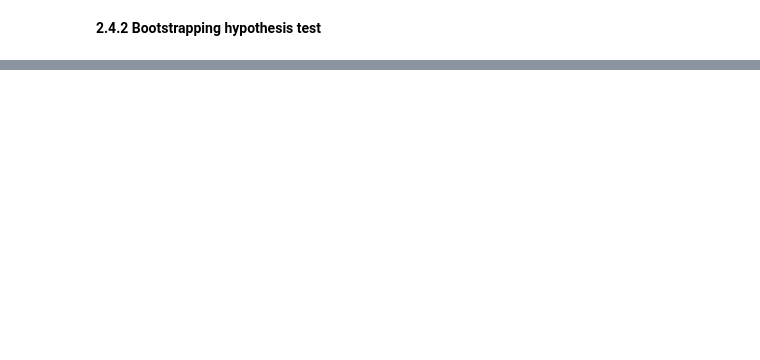
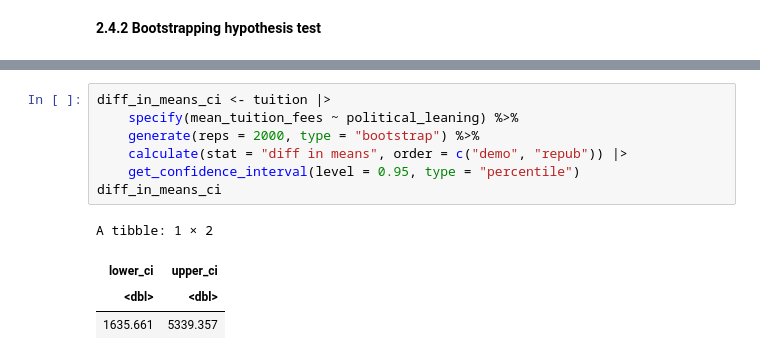
Before and after one commit to Jitao-Z/Difference_between_the_average_tuition_cost_in_Republican_and_Democrat_states, a Jupyter notebook: Final_report.ipynb, the cells around one changed output, grey strips where cells are left out. Drawn from its saved outputs; the diff is of its cells as text; blank space fills up the shorter version.

Commit message:
Bootstrapping

```diff
--- a/Final_report.ipynb
+++ b/Final_report.ipynb
@@ -256,0 +308,12 @@ __2.4.2 Bootstrapping hypothesis test__
+# %%
+diff_in_means_ci <- tuition |>
+    specify(mean_tuition_fees ~ political_leaning) %>%
+    generate(reps = 2000, type = "bootstrap") %>%
+    calculate(stat = "diff in means", order = c("demo", "repub")) |>
+    get_confidence_interval(level = 0.95, type = "percentile")
+diff_in_means_ci
+# %% [output]
+A tibble: 1 × 2
+| lower_ci | upper_ci |
+| <dbl> | <dbl> |
+| 1635.661 | 5339.357 |
```
Also changed, not shown: parts of 6 cells of this notebook.
